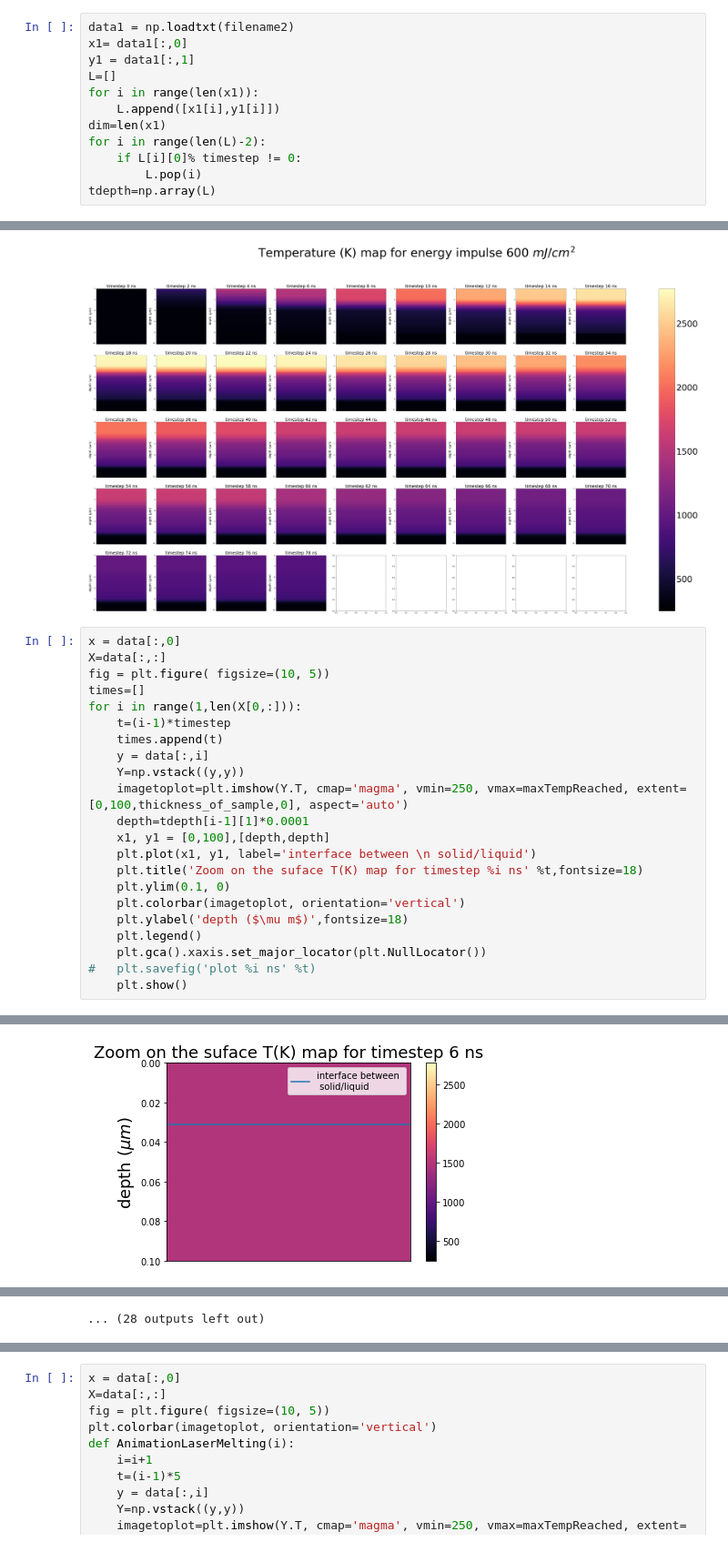
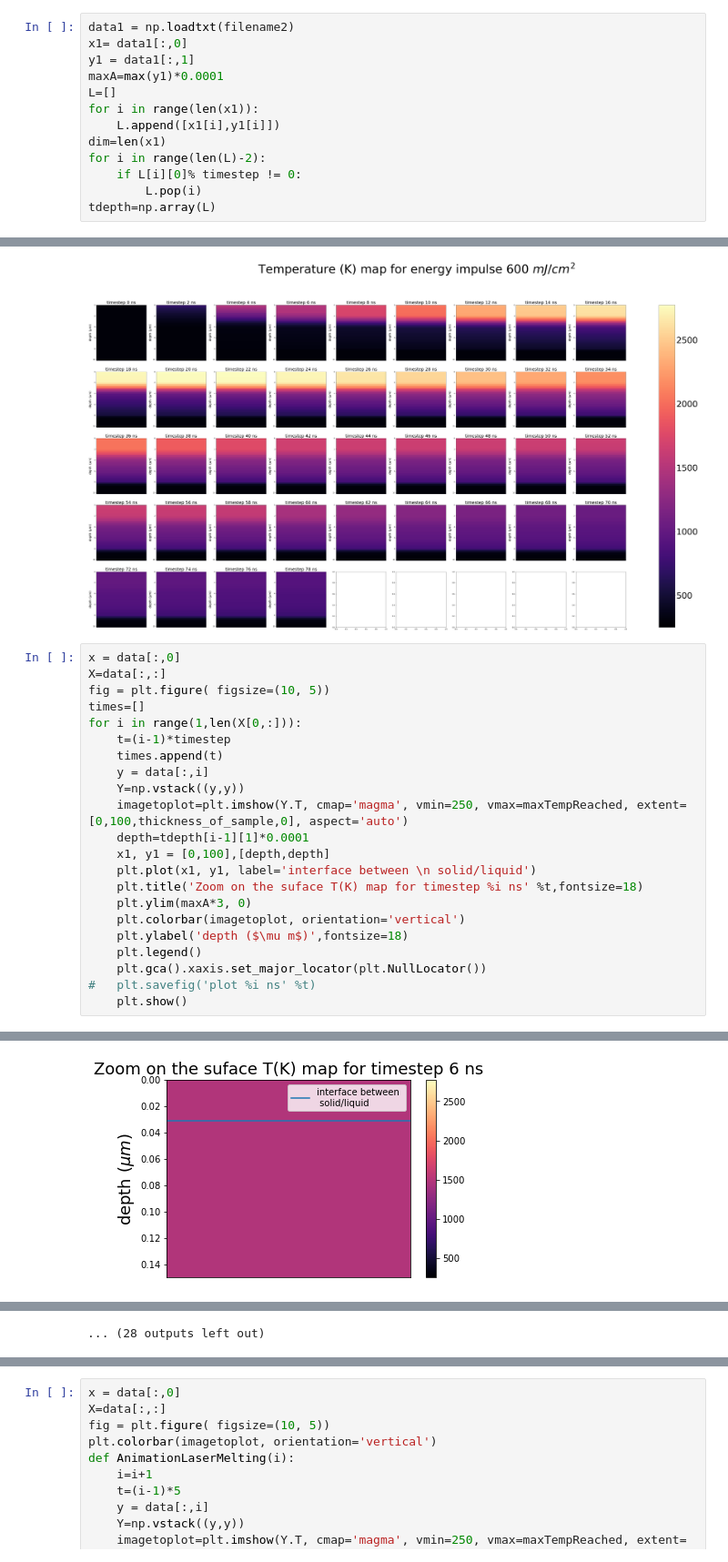
Before and after one commit to AriannaMischianti/Thesis_activity, a Jupyter notebook: lIMP_SIMULATION_GRAPHS.ipynb, the cells around one changed output, grey strips where cells are left out. Shown at 91% size. Drawn from its saved outputs; the diff is of its cells as text.

```diff
--- a/lIMP_SIMULATION_GRAPHS.ipynb
+++ b/lIMP_SIMULATION_GRAPHS.ipynb
@@ -65,6 +65,7 @@ with open(filename2, mode='r+') as f:
 data1 = np.loadtxt(filename2)
 x1= data1[:,0]
 y1 = data1[:,1]
+maxA=max(y1)*0.0001
 L=[]
 for i in range(len(x1)):
     L.append([x1[i],y1[i]])
@@ -142,7 +143,7 @@ for i in range(1,len(X[0,:])):
     x1, y1 = [0,100],[depth,depth]
     plt.plot(x1, y1, label='interface between \n solid/liquid')
     plt.title('Zoom on the suface T(K) map for timestep %i ns' %t,fontsize=18)
-    plt.ylim(0.1, 0)
+    plt.ylim(maxA*3, 0)
     plt.colorbar(imagetoplot, orientation='vertical')
     plt.ylabel('depth ($\mu m$)',fontsize=18)
     plt.legend()
@@ -156 +157 @@ for i in range(1,len(X[0,:])):
-[figure, old version]
+[figure, new version]
```
Also changed, not shown: parts of 3 cells of this notebook, 2 other files.
